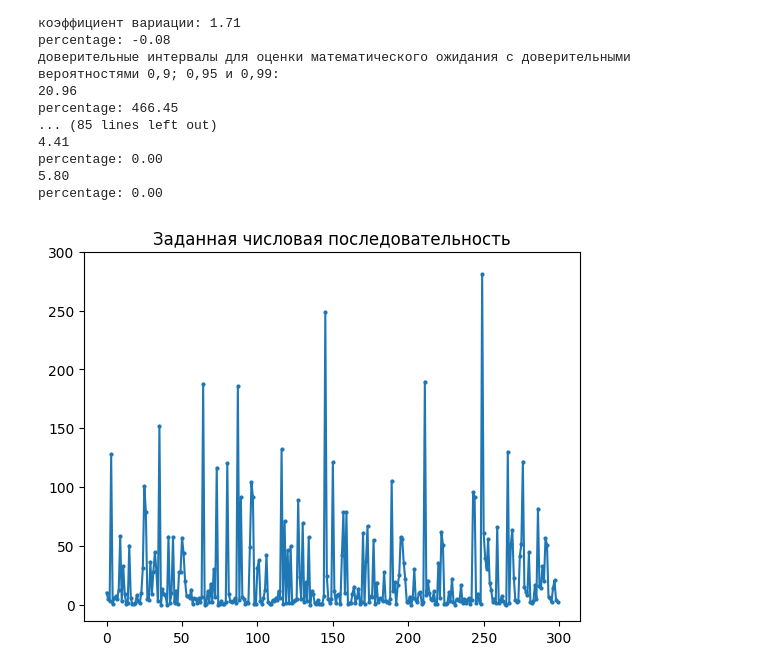
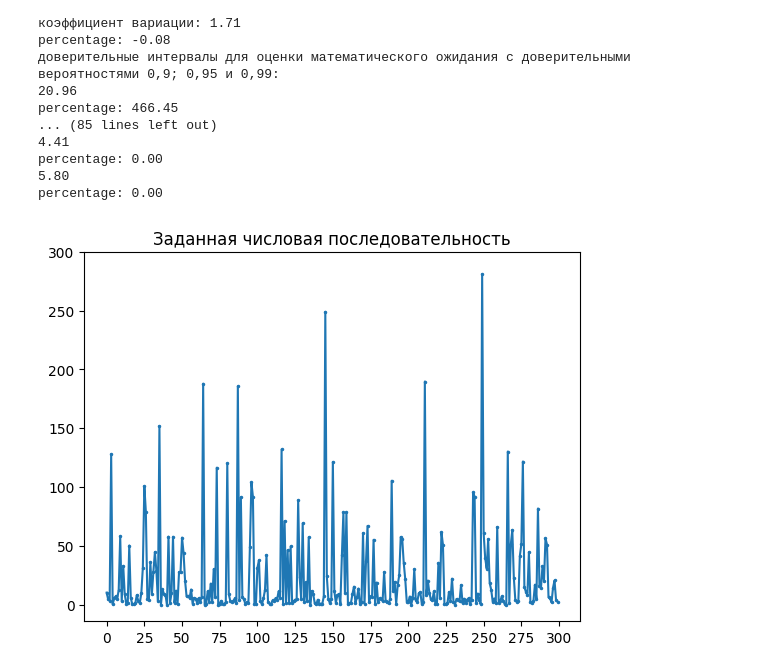
Before and after one commit to Tolia-GH/ITMO-PE, a Jupyter notebook: Modeling/Lab1/Lab1.ipynb, the cells around one changed output. Drawn from its saved outputs; the diff is of its cells as text; code cells hidden in the pictures.

```diff
--- a/Modeling/Lab1/Lab1.ipynb
+++ b/Modeling/Lab1/Lab1.ipynb
@@ -153,12 +157,13 @@ percentage: 0.00
 # %%
 plt.figure() # 创建第一个图的窗口
 np_nums = np.array(originalSequence)
 x = np.arange(0,300)
-plt.plot(x,np_nums, marker='o',markersize=2)
+plt.plot(x,np_nums, marker='o',markersize=1.5)
 
+plt.xticks(np.arange(0,325, 25))
 plt.yticks(np.arange(0,350,50))
 plt.title("Заданная числовая последовательность")
 # 保存图形到文件
 plt.savefig('1.png')
 # %% [output]
-[figure, old version]
+[figure, new version]
```
Also changed, not shown: parts of 10 cells of this notebook, 15 other files.
